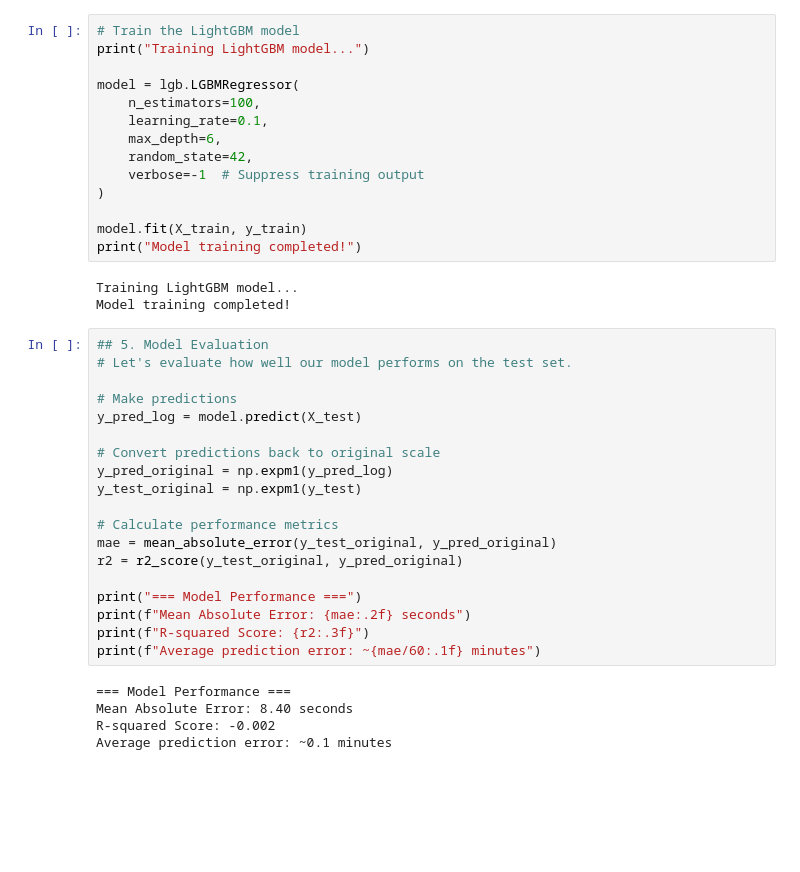
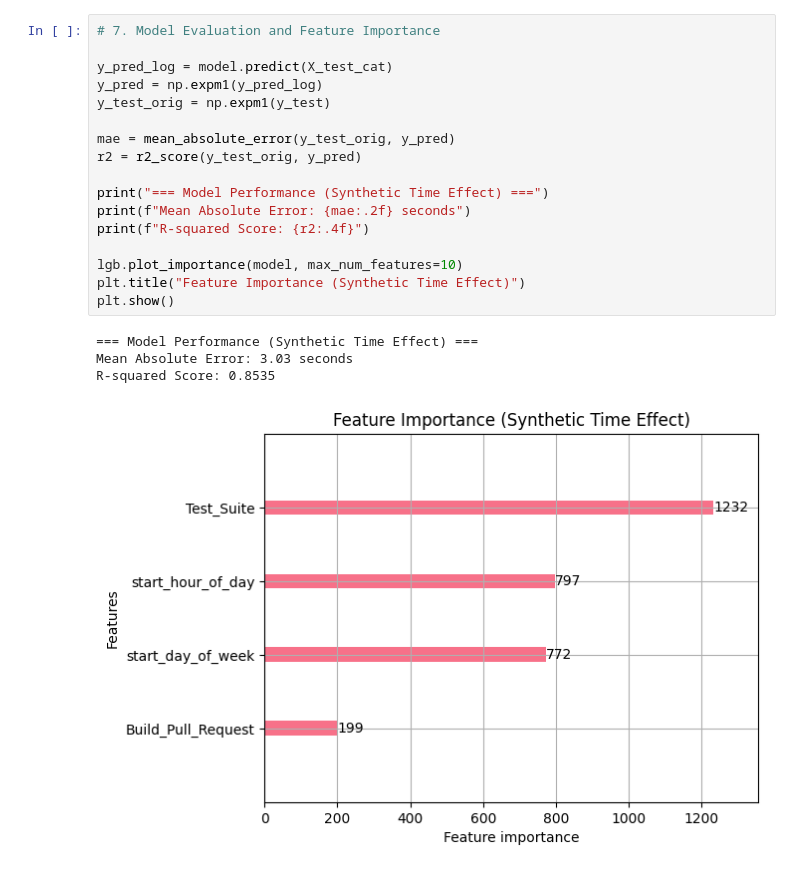
Before and after one commit to NirajanMahato/DevOps-Pipeline-Forecasting, a Jupyter notebook: Cleaned_DevOps_Pipeline_Forecasting.ipynb, the cells around one changed output. Saved outputs shown, nothing was run; the diff lists cells and outputs as text; blank space fills up the shorter version.

Commit message:
trained model with time

```diff
--- a/Cleaned_DevOps_Pipeline_Forecasting.ipynb
+++ b/Cleaned_DevOps_Pipeline_Forecasting.ipynb
@@ -185,41 +161,22 @@ Testing samples: 711,667
-# %%
-# Train the LightGBM model
-print("Training LightGBM model...")
-
-model = lgb.LGBMRegressor(
-    n_estimators=100,
-    learning_rate=0.1,
-    max_depth=6,
-    random_state=42,
-    verbose=-1  # Suppress training output
-)
-
-model.fit(X_train, y_train)
-print("Model training completed!")
-# %% [output]
-Training LightGBM model...
-Model training completed!
 # %%
-## 5. Model Evaluation
-# Let's evaluate how well our model performs on the test set.
+# 7. Model Evaluation and Feature Importance
 
-# Make predictions
-y_pred_log = model.predict(X_test)
+y_pred_log = model.predict(X_test_cat)
+y_pred = np.expm1(y_pred_log)
+y_test_orig = np.expm1(y_test)
 
-# Convert predictions back to original scale
-y_pred_original = np.expm1(y_pred_log)
-y_test_original = np.expm1(y_test)
+mae = mean_absolute_error(y_test_orig, y_pred)
+r2 = r2_score(y_test_orig, y_pred)
 
-# Calculate performance metrics
-mae = mean_absolute_error(y_test_original, y_pred_original)
-r2 = r2_score(y_test_original, y_pred_original)
+print("=== Model Performance (Synthetic Time Effect) ===")
+print(f"Mean Absolute Error: {mae:.2f} seconds")
+print(f"R-squared Score: {r2:.4f}")
 
-print("=== Model Performance ===")
-print(f"Mean Absolute Error: {mae:.2f} seconds")
-print(f"R-squared Score: {r2:.3f}")
-print(f"Average prediction error: ~{mae/60:.1f} minutes")
+lgb.plot_importance(model, max_num_features=10)
+plt.title("Feature Importance (Synthetic Time Effect)")
+plt.show()
 # %% [output]
-=== Model Performance ===
-Mean Absolute Error: 8.40 seconds
-R-squared Score: -0.002
-Average prediction error: ~0.1 minutes
+=== Model Performance (Synthetic Time Effect) ===
+Mean Absolute Error: 3.03 seconds
+R-squared Score: 0.8535
+[figure, added]
```
Also changed, not shown: parts of 14 cells of this notebook, 10 other files.
